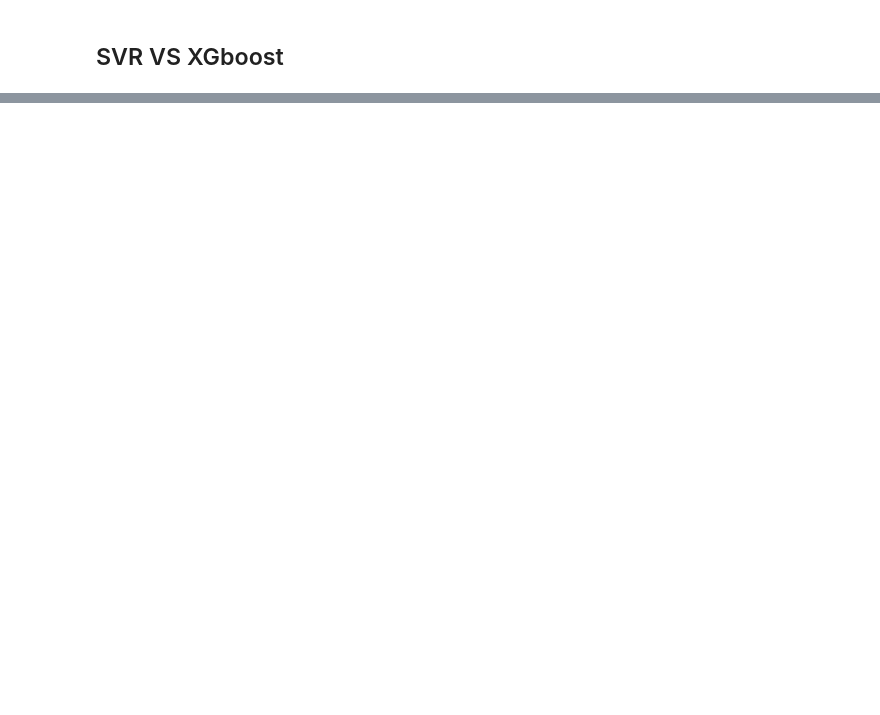
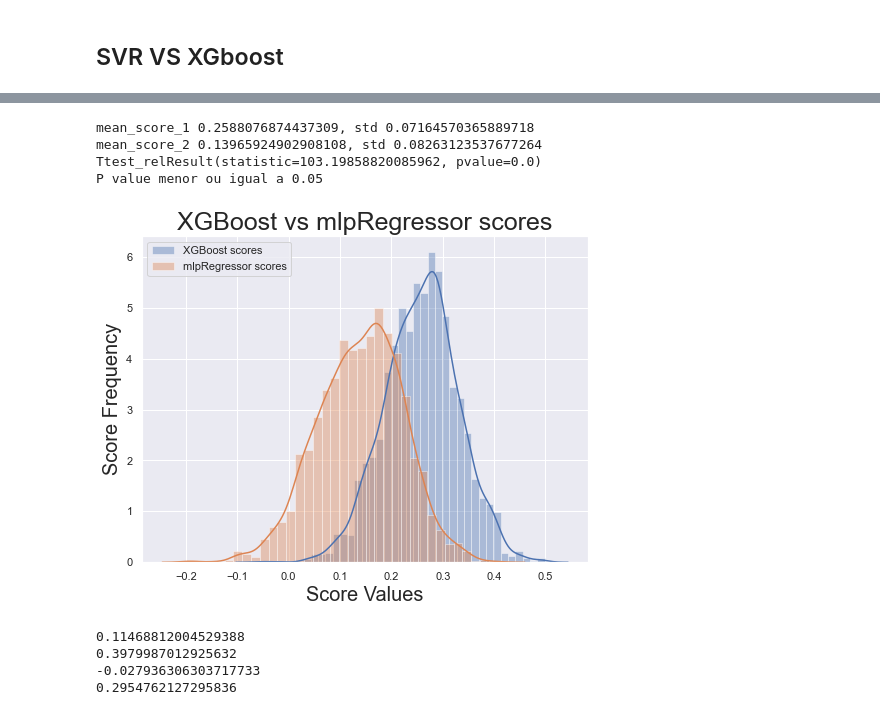
Before and after one commit to RenanDidier/protein-solubility-prediction, a Jupyter notebook: src/sol-compare-ml-models.ipynb, the cells around one changed output, grey strips where cells are left out. Drawn from its saved outputs; the diff is of its cells as text; code cells hidden in the pictures; blank space fills up the shorter version.

```diff
--- a/src/sol-compare-ml-models.ipynb
+++ b/src/sol-compare-ml-models.ipynb
@@ -215,0 +244,26 @@ compare_confidence_intervals(
+# %%
+reg1_scores, reg2_scores = compare_models(
+    reg1=load_model('xgboost'),
+    reg2=load_model('mlpRegressor'),
+    X=x_test.copy(),
+    y=y_test.copy(),
+    random_state_list = random_state_list
+)
+
+plot_score_dist(reg1_scores, reg2_scores, 'XGBoost', 'mlpRegressor')
+# %% [output]
+mean_score_1 0.2588076874437309, std 0.07164570365889718
+mean_score_2 0.13965924902908108, std 0.08263123537677264
+Ttest_relResult(statistic=103.19858820085962, pvalue=0.0)
+P value menor ou igual a 0.05
+[figure, added]
+# %%
+compare_confidence_intervals(
+    reg1_scores, reg2_scores,
+    lower=2.5, upper=97.5
+)
+# %% [output]
+0.11468812004529388
+0.3979987012925632
+-0.027936306303717733
+0.2954762127295836
```
Also changed, not shown: parts of 12 cells of this notebook, 5 other files.
